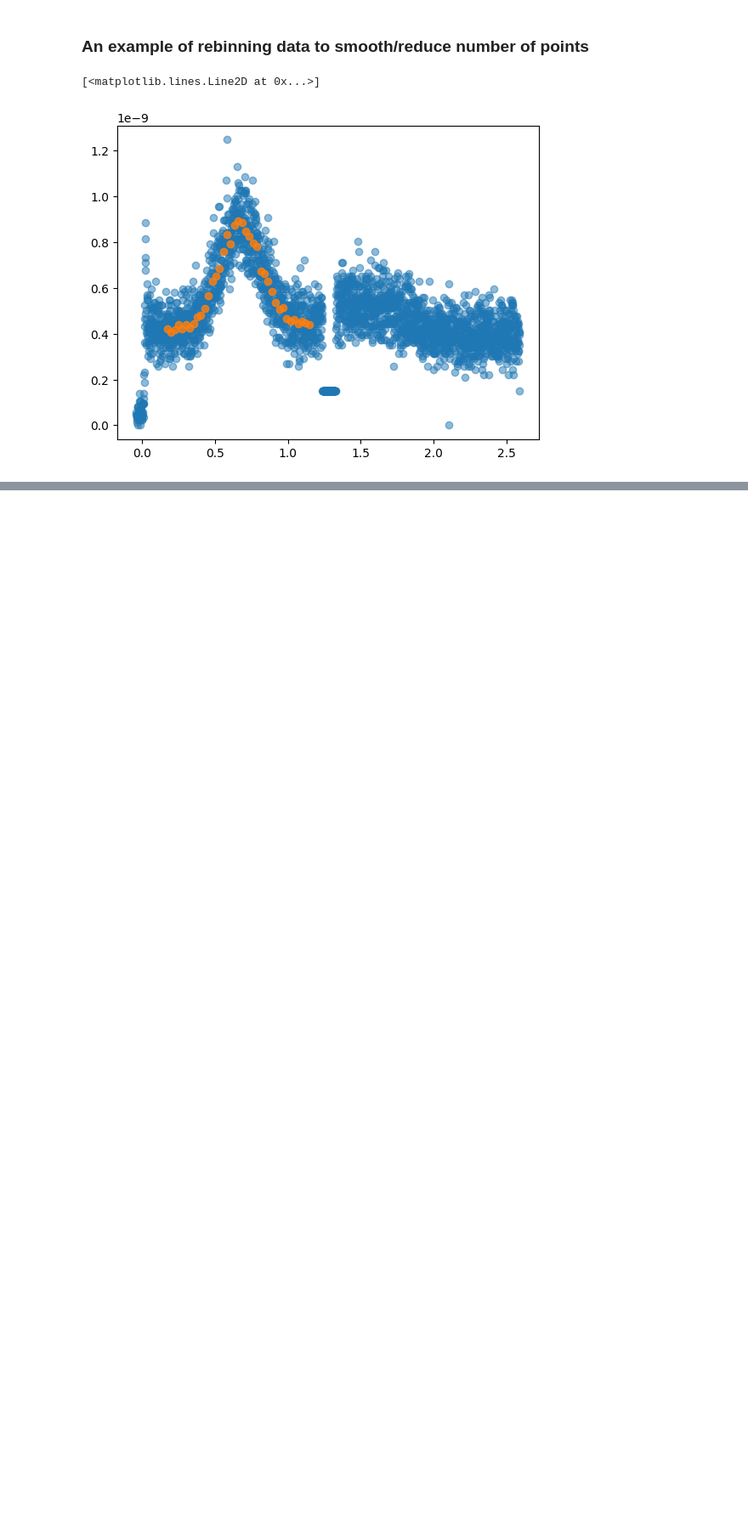
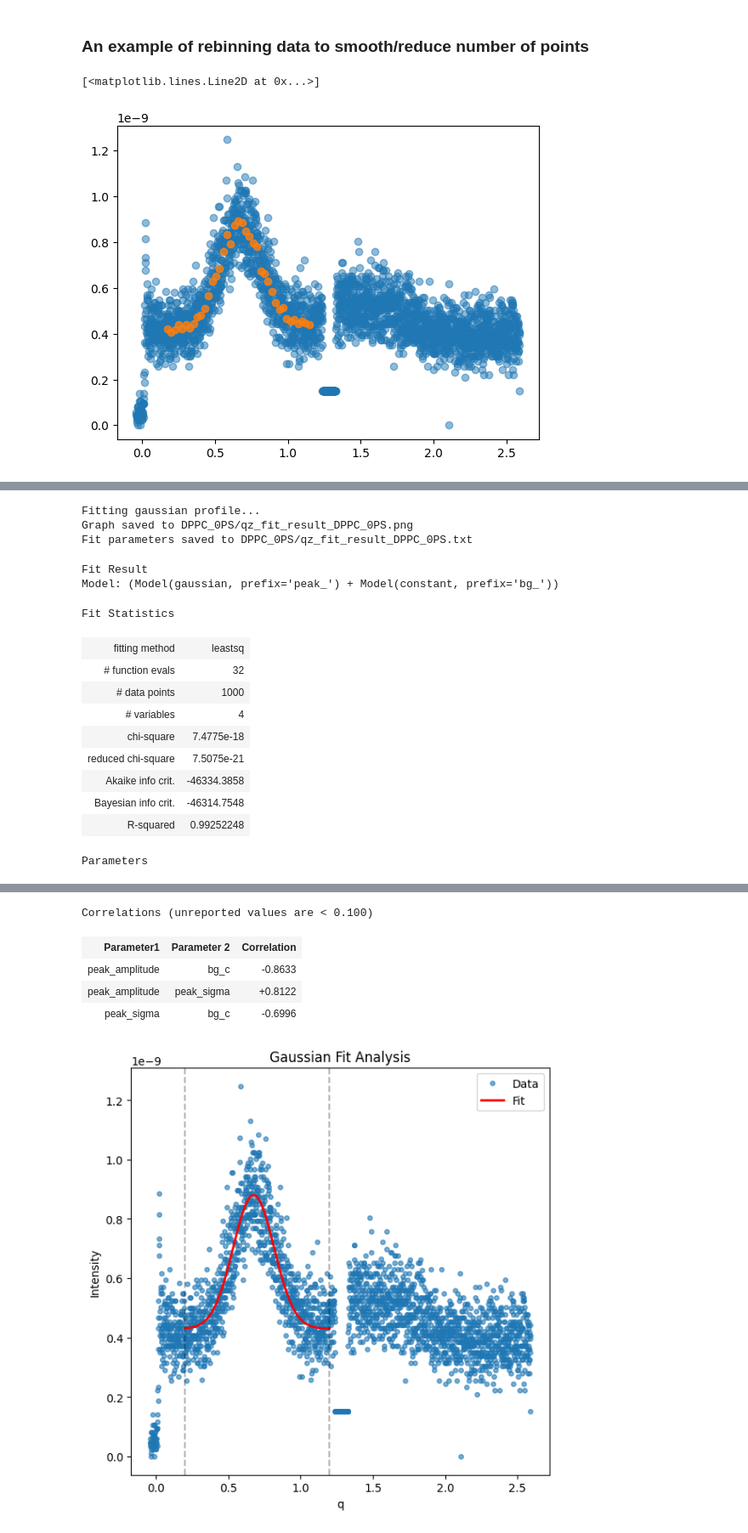
Before and after one commit to chelberserker/GID_ID10, a Jupyter notebook: GID_ls3582.ipynb, the cells around one changed output, grey strips where cells are left out. Shown at 85% size. Cells and saved outputs as stored; diff of their text form; code cells hidden in the pictures; blank space fills up the shorter version.

```diff
--- a/GID_ls3582.ipynb
+++ b/GID_ls3582.ipynb
@@ -63,5 +63,3 @@ plt.plot(new_qz, new_qz_cut, 'o', alpha=0.8)
 # %% [output]
 [<matplotlib.lines.Line2D at 0x...>]
 [figure]
-# %%
-popt, pcov, fit_func, x_fit, y_fit = gid.fit_profile(*gid.get_qxy_cut(0, 0.3), 'voigt')
@@ -73,0 +78,19 @@ plt.plot(x_fit, fit_func(x_fit, *popt), 'r-')
+# %%
+gid.analyze_peak(*gid.get_qz_cut(1.25, 1.4), limits=(0.2, 1.2), model='gaussian', background='constant', filename_prefix='qz_fit_result', save=True)
+# %% [output]
+Fitting gaussian profile...
+Graph saved to DPPC_0PS/qz_fit_result_DPPC_0PS.png
+Fit parameters saved to DPPC_0PS/qz_fit_result_DPPC_0PS.txt
+Fit Result
+Model: (Model(gaussian, prefix='peak_') + Model(constant, prefix='bg_'))
+Fit Statistics
+| fitting method | leastsq |
+| # function evals | 32 |
+| # data points | 1000 |
+| # variables | 4 |
+| chi-square | 7.4775e-18 |
+| reduced chi-square | 7.5075e-21 |
+| Akaike info crit. | -46334.3858 |
+| Bayesian info crit. | -46314.7548 |
+| R-squared | 0.99252248 |
+Parameters
@@ -73,0 +104,6 @@ plt.plot(x_fit, fit_func(x_fit, *popt), 'r-')
+Correlations (unreported values are < 0.100)
+| Parameter1 | Parameter 2 | Correlation |
+| peak_amplitude | bg_c | -0.8633 |
+| peak_amplitude | peak_sigma | +0.8122 |
+| peak_sigma | bg_c | -0.6996 |
+[figure, added]
```
Also changed, not shown: parts of 6 cells of this notebook, 1 other file.
